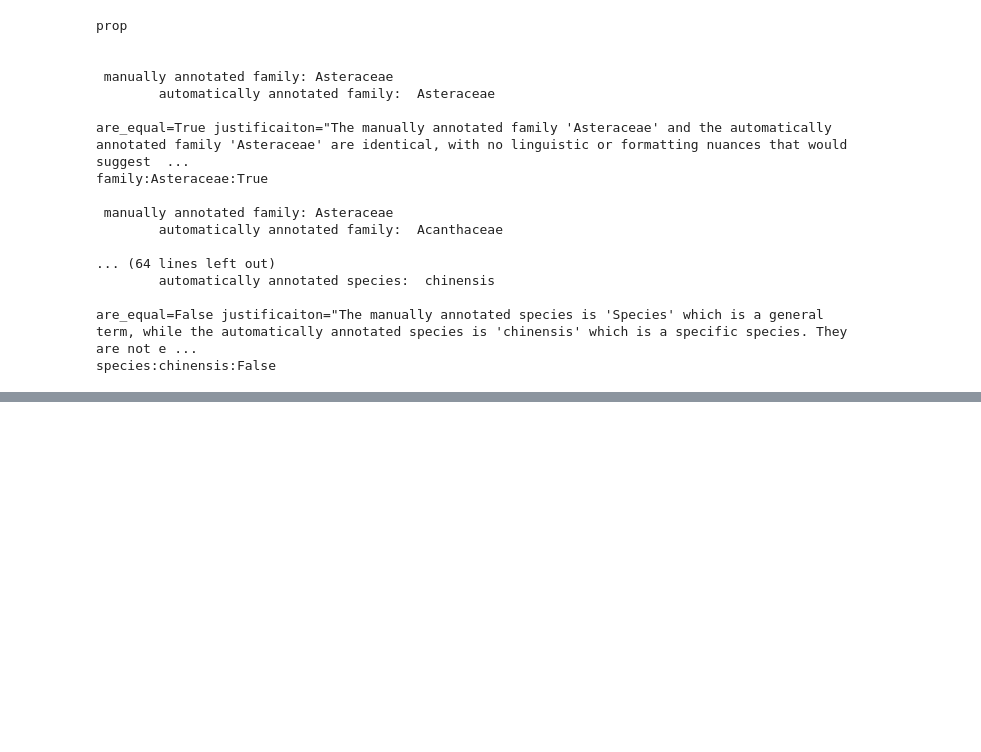
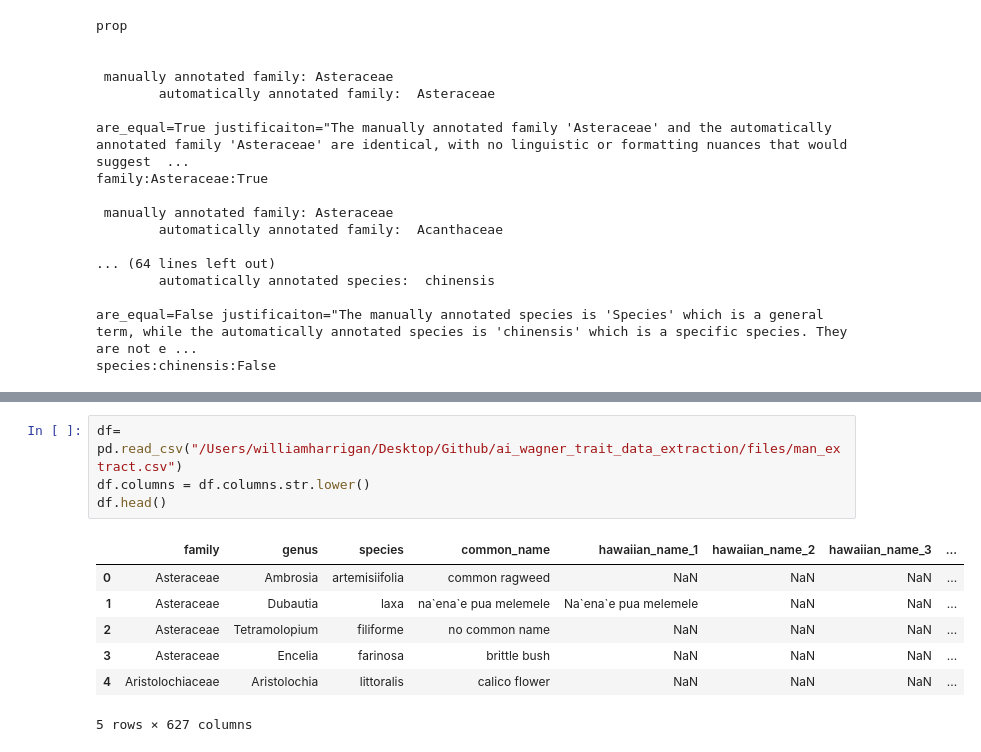
Before and after one commit to WillHarrigan/ai_wagner_trait_data_extraction, a Jupyter notebook: ipynb/model_testing_wagner_data_extraction.ipynb, the cells around one changed output, grey strips where cells are left out. Cells and saved outputs as stored; diff of their text form; blank space fills up the shorter version.

```diff
--- a/ipynb/model_testing_wagner_data_extraction.ipynb
+++ b/ipynb/model_testing_wagner_data_extraction.ipynb
@@ -896,0 +876,12 @@ species:chinensis:False
+# %%
+df= pd.read_csv("/Users/williamharrigan/Desktop/Github/ai_wagner_trait_data_extraction/files/man_extract.csv")
+df.columns = df.columns.str.lower()
+df.head()
+# %% [output]
+|  | family | genus | species | common_name | hawaiian_name_1 | hawaiian_name_2 | hawaiian_name_3 | ... |
+| 0 | Asteraceae | Ambrosia | artemisiifolia | common ragweed | NaN | NaN | NaN | ... |
+| 1 | Asteraceae | Dubautia | laxa | na`ena`e pua melemele | Na`ena`e pua melemele | NaN | NaN | ... |
+| 2 | Asteraceae | Tetramolopium | filiforme | no common name | NaN | NaN | NaN | ... |
+| 3 | Asteraceae | Encelia | farinosa | brittle bush | NaN | NaN | NaN | ... |
+| 4 | Aristolochiaceae | Aristolochia | littoralis | calico flower | NaN | NaN | NaN | ... |
+5 rows × 627 columns
```
Also changed, not shown: parts of 16 cells of this notebook, 3 other files.
